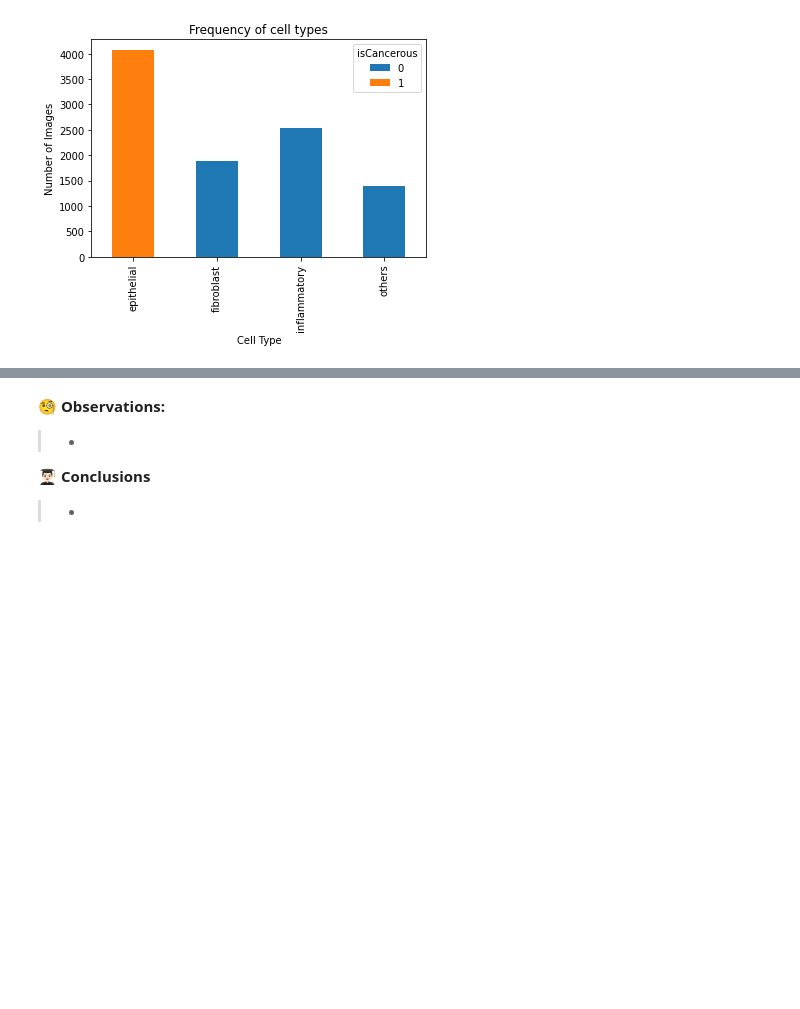
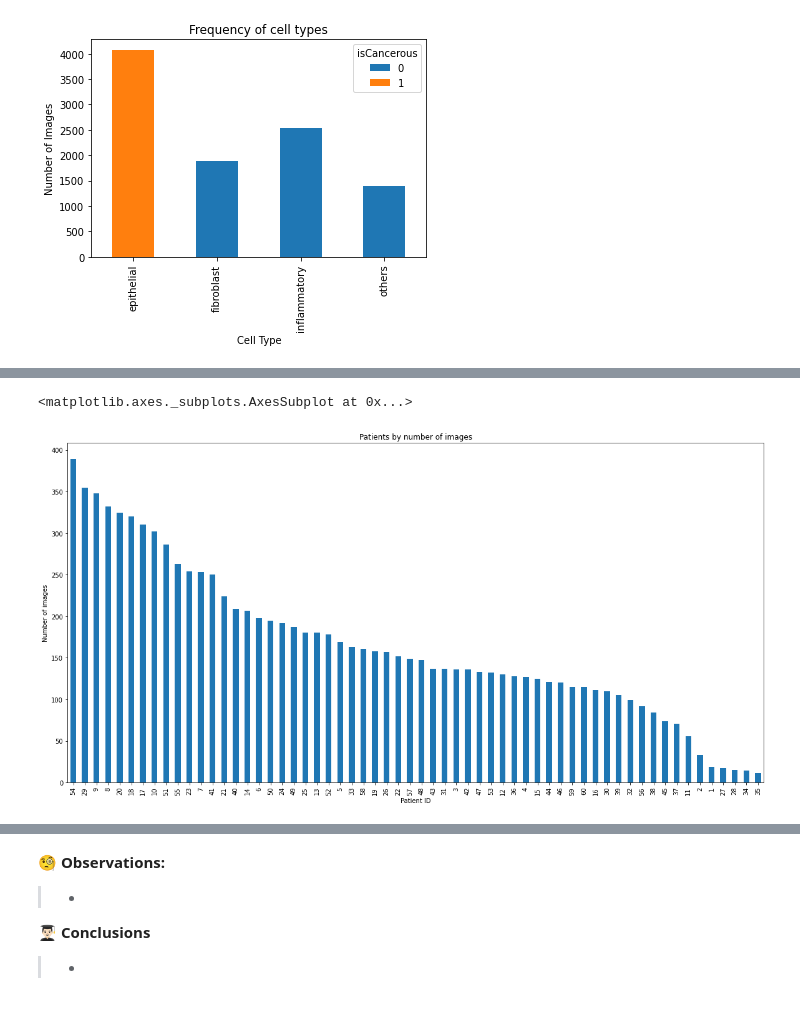
Before and after one commit to Luke-Mason/CML-Assignment-2, a Jupyter notebook: Luke.ipynb, the cells around one changed output, grey strips where cells are left out. Drawn from its saved outputs; the diff is of its cells as text; code cells hidden in the pictures; blank space fills up the shorter version.

```diff
--- a/Luke.ipynb
+++ b/Luke.ipynb
@@ -553,0 +543,9 @@ pd.crosstab(main_data['cellTypeName'], main_data['isCancerous'], margins=False).
+# %%
+main_data.patientID.value_counts().to_frame().plot(kind='bar',
+                                                    title='Patients by number of images',
+                                                    xlabel='Patient ID', ylabel='Number of images',
+                                                    legend=False,
+                                                   figsize=[20,10])
+# %% [output]
+<matplotlib.axes._subplots.AxesSubplot at 0x...>
+[figure, added]
```
Also changed, not shown: parts of 92 cells of this notebook.
